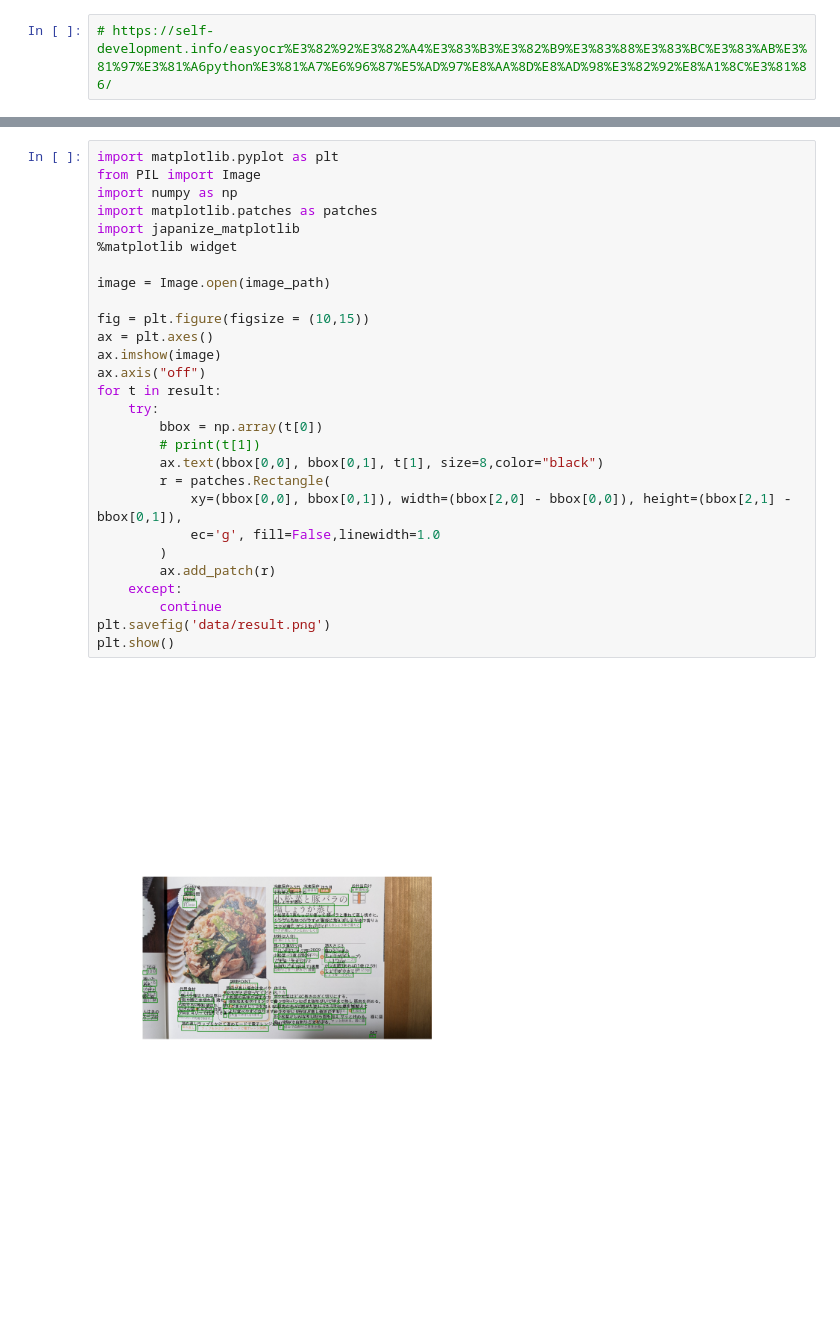
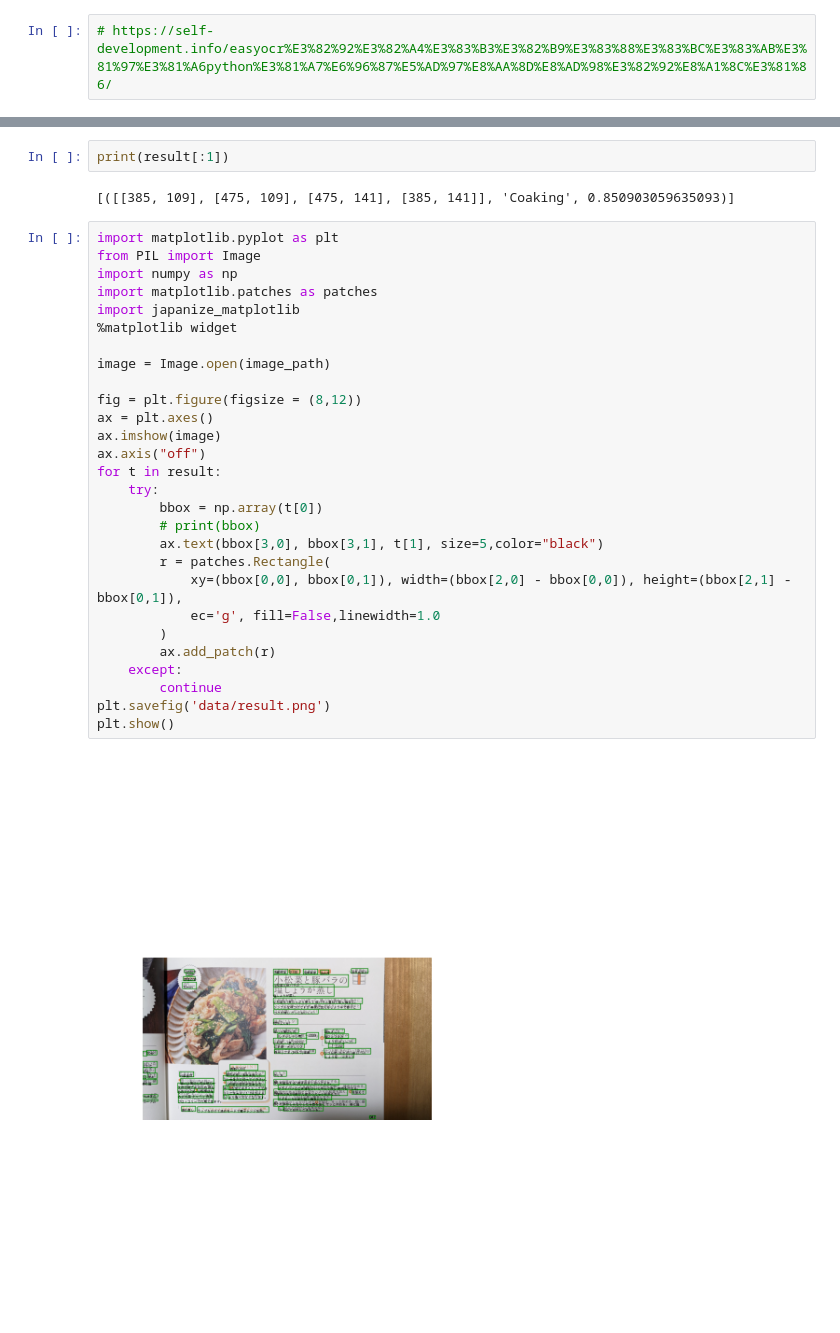
Before and after one commit to harukary/gpt_recipe_app, a Jupyter notebook: _dev/easy_ocr.ipynb, the cells around one changed output, grey strips where cells are left out. Saved outputs shown, nothing was run; the diff lists cells and outputs as text; blank space fills up the shorter version.

```diff
--- a/_dev/easy_ocr.ipynb
+++ b/_dev/easy_ocr.ipynb
@@ -35,30 +14,34 @@ CUDA not available - defaulting to CPU. Note: This module is much faster with a
+# %%
+print(result[:1])
+# %% [output]
+[([[385, 109], [475, 109], [475, 141], [385, 141]], 'Coaking', 0.850903059635093)]
 # %%
 import matplotlib.pyplot as plt
 from PIL import Image
 import numpy as np
 import matplotlib.patches as patches
 import japanize_matplotlib
 %matplotlib widget
 
 image = Image.open(image_path)
 
-fig = plt.figure(figsize = (10,15))
+fig = plt.figure(figsize = (8,12))
 ax = plt.axes()
 ax.imshow(image)
 ax.axis("off")
 for t in result:
     try:
         bbox = np.array(t[0])
-        # print(t[1])
-        ax.text(bbox[0,0], bbox[0,1], t[1], size=8,color="black")
+        # print(bbox)
+        ax.text(bbox[3,0], bbox[3,1], t[1], size=5,color="black")
         r = patches.Rectangle(
             xy=(bbox[0,0], bbox[0,1]), width=(bbox[2,0] - bbox[0,0]), height=(bbox[2,1] - bbox[0,1]),
             ec='g', fill=False,linewidth=1.0
         )
         ax.add_patch(r)
     except:
         continue
 plt.savefig('data/result.png')
 plt.show()
 # %% [output]
-[figure, old version]
+[figure, new version]
```
Also changed, not shown: parts of 5 cells of this notebook, 5 other files.
